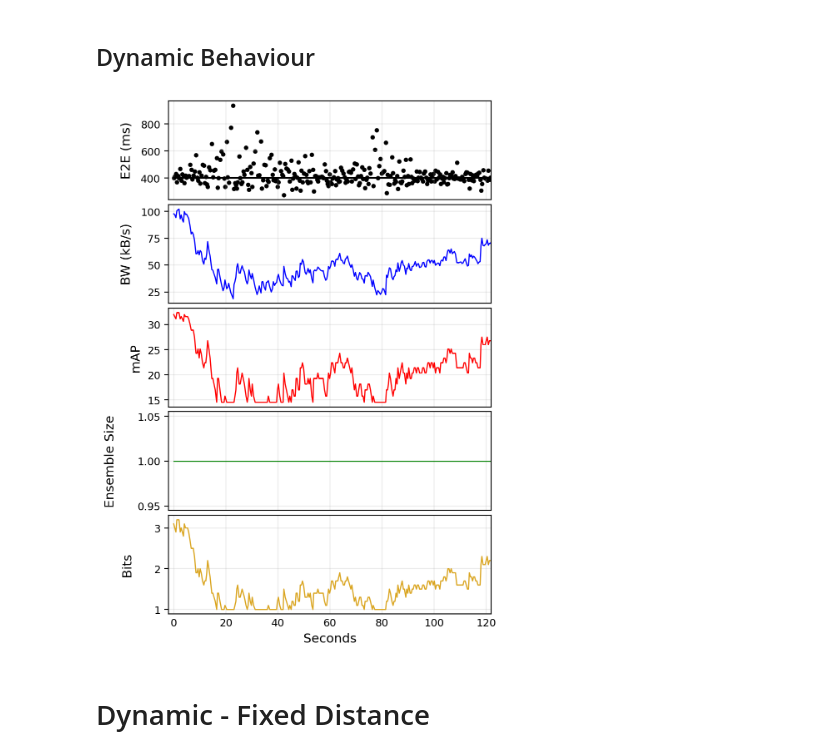
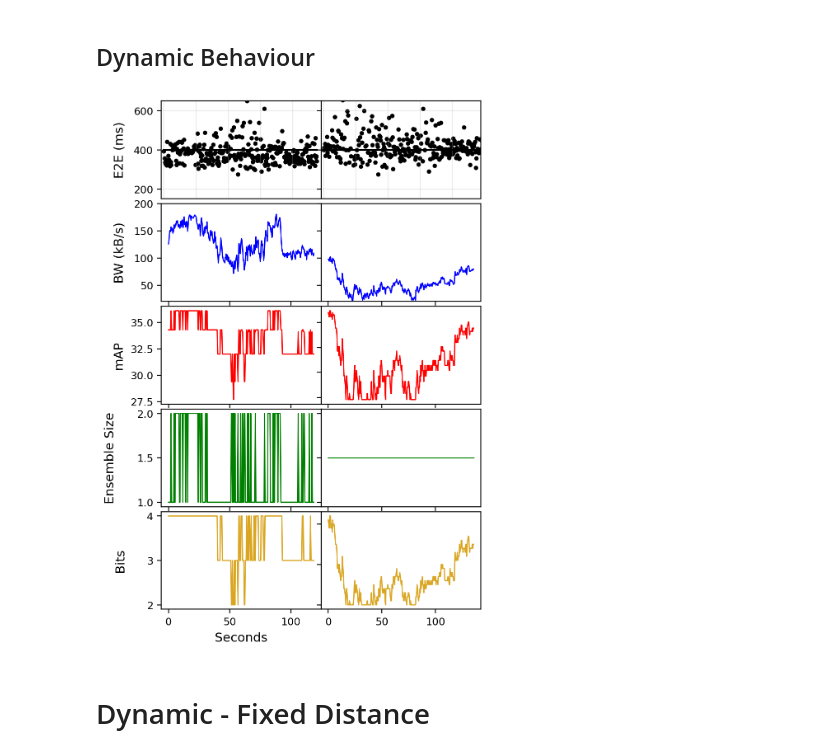
Before and after one commit to jsiloto/adaptive-cod-on-device, a Jupyter notebook: results/plots.ipynb, the cells around one changed output. Cells and saved outputs as stored; diff of their text form; code cells hidden in the pictures.

Commit message:
New plots

```diff
--- a/results/plots.ipynb
+++ b/results/plots.ipynb
@@ -211,49 +212,70 @@ plt.rc('axes', labelsize=BIGGER_SIZE)    # fontsize of the x and y labels
 plt.rc('xtick', labelsize=SMALL_SIZE)    # fontsize of the tick labels
 plt.rc('ytick', labelsize=SMALL_SIZE)    # fontsize of the tick labels
 plt.rc('legend', fontsize=SMALL_SIZE)    # legend fontsize
 plt.rc('figure', titlesize=BIGGER_SIZE)  # fontsize of the figure title
 
 results = read_jsonlines_file('output_Test.jsonl')
-fig, ax = plt.subplots(5, 1, figsize=(5, 8), dpi=200)
+results_old = read_jsonlines_file_old('output_old.jsonl')
+
+fig, ax = plt.subplots(5, 2, figsize=(5, 8), dpi=200)
 
 
 for a in fig.get_axes():
     a.label_outer()
 
-p0 = ax[0].scatter(results["time"], results["e2e"], s=8, color='black', label="E2E Latency")
+p0 = ax[0][1].scatter(results["time"], results["e2e"], s=8, color='black', label="E2E Latency")
 # p0 = ax[0].plot(time, e2e, "r-", linewidth=0.7)
-p0 = ax[0].plot(results["time"], results["deadline"], color="black")
-p1 = ax[1].plot(results["time"], results["bw"], "b-", linewidth=1.0, label="Bandwidth(kB/s)")
-p2 = ax[2].plot(results["time"], results["mAP"], "r-", linewidth=1.0, label="mAP")
-p3 = ax[3].plot(results["time"], results["compute"], linewidth=1.0, color="g", label="mAP")
-p4 = ax[4].plot(results["time"], results["bits"], linewidth=1.0, color="goldenrod", label="mAP")
+p0 = ax[0][1].plot(results["time"], results["deadline"], color="black")
+p1 = ax[1][1].plot(results["time"], results["bw"], "b-", linewidth=1.0, label="Bandwidth(kB/s)")
+p2 = ax[2][1].plot(results["time"], results["mAP"], "r-", linewidth=1.0, label="mAP")
+p3 = ax[3][1].plot(results["time"], results["compute"], linewidth=1.0, color="g", label="mAP")
+p4 = ax[4][1].plot(results["time"], results["bits"], linewidth=1.0, color="goldenrod", label="mAP")
+
+
+
+p0 = ax[0][0].scatter(results_old["time"], results_old["e2e"], s=8, color='black', label="E2E Latency")
+# p0 = ax[0].plot(time, e2e, "r-", linewidth=0.7)
+p0 = ax[0][0].plot(results_old["time"], results_old["deadline"], color="black")
+p1 = ax[1][0].plot(results_old["time"], results_old["bw"], "b-", linewidth=1.0, label="Bandwidth(kB/s)")
+p2 = ax[2][0].plot(results_old["time"], results_old["mAP"], "r-", linewidth=1.0, label="mAP")
+p3 = ax[3][0].plot(results_old["time"], results_old["compute"], linewidth=1.0, color="g", label="mAP")
+p4 = ax[4][0].plot(results_old["time"], results_old["bits"], linewidth=1.0, color="goldenrod", label="mAP")
 
 
 # ax[3].yaxis.set_major_locator(MaxNLocator(integer=True))
-ax[4].yaxis.set_major_locator(MaxNLocator(integer=True))
+ax[4][0].yaxis.set_major_locator(MaxNLocator(integer=True))
 
-ax[0].set_ylabel("E2E (ms)", labelpad=7)
-ax[1].set_ylabel("BW (kB/s)", labelpad=7)
-ax[2].set_ylabel("mAP", labelpad=5)
-ax[3].set_ylabel("Ensemble Size", labelpad=18)
-ax[4].set_ylabel("Bits", labelpad=18)
-ax[4].set_xlabel("Seconds")
+ax[0][0].set_ylabel("E2E (ms)", labelpad=7)
+ax[1][0].set_ylabel("BW (kB/s)", labelpad=7)
+ax[2][0].set_ylabel("mAP", labelpad=5)
+ax[3][0].set_ylabel("Ensemble Size", labelpad=18)
+ax[4][0].set_ylabel("Bits", labelpad=18)
+ax[4][0].set_xlabel("Seconds")
 
 
 # ax[1].set_yticks([70, 105, 140, 175])
-for a in ax:
+for a in ax[0]:
     a.grid(alpha=0.25)
     a.tick_params(axis=u'x', which=u'both',length=0)
     a.set_xlim(-2, 122)
+
+
+ax[0][0].set_ylim(150, 650)
+ax[0][1].set_ylim(150, 650)
+
+
+ax[1][0].set_ylim(20, 200)
+ax[1][1].set_ylim(20, 200)
+
 
 # ax[3].tick_params(axis=u'y', which=u'both',length=0)
 
 
 plt.subplots_adjust(wspace=0, hspace=0.05)
 
 plt.savefig("dynamic.pdf", bbox_inches='tight')
 # %% [output]
-[figure, old version]
+[figure, new version]
 # %% [markdown]
 # Dynamic - Fixed Distance
 # %%
```
Also changed, not shown: parts of 2 cells of this notebook, 1 other file.
